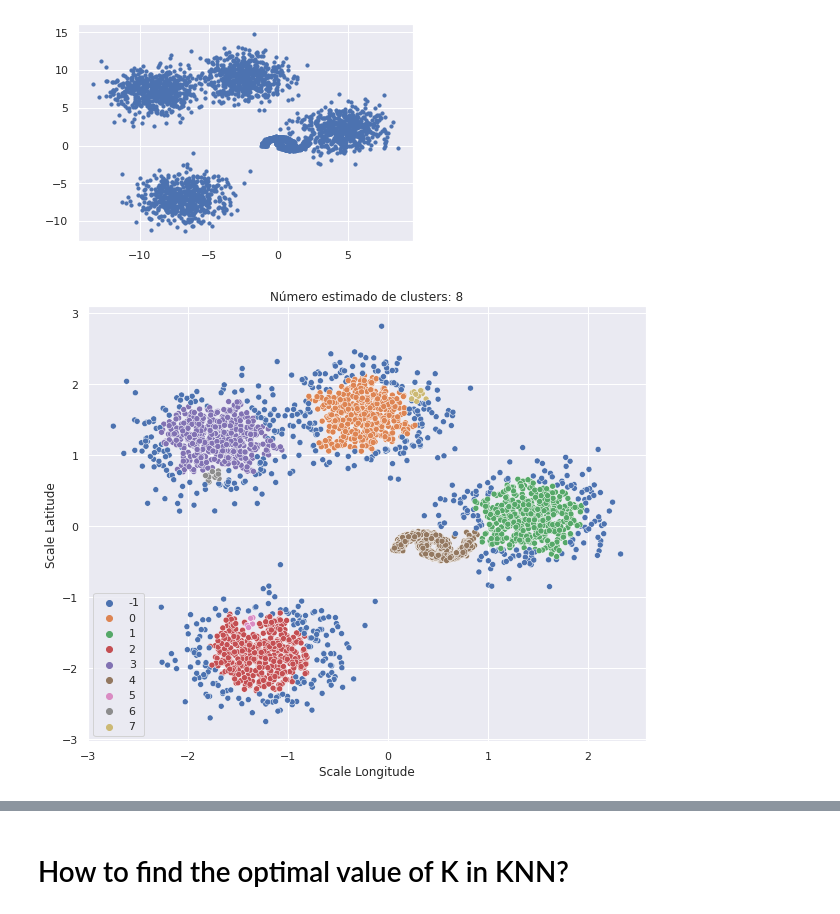
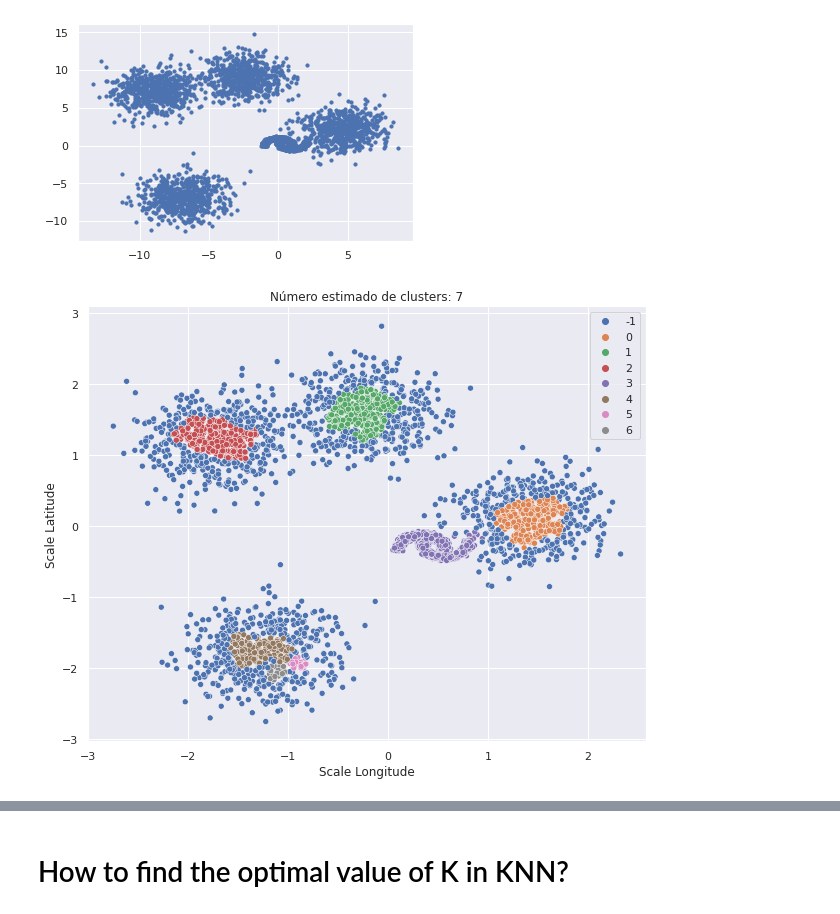
Before and after one commit to juanosalvador/Optimal-Value-for-epsilon-DBSCAN, a Jupyter notebook: Hiperparameter_Tunning_The_Optimal_Value_For_Epsilon_(EPS).ipynb, the cells around one changed output, grey strips where cells are left out. Saved outputs shown, nothing was run; the diff lists cells and outputs as text; code cells hidden in the pictures.

```diff
--- a/Hiperparameter_Tunning_The_Optimal_Value_For_Epsilon_(EPS).ipynb
+++ b/Hiperparameter_Tunning_The_Optimal_Value_For_Epsilon_(EPS).ipynb
@@ -57,22 +57,22 @@ X_scaled = StandardScaler().fit_transform(X)
 # %%
 """Datos Escalados"""
 # Entrada de datos
 eps = 0.09
-min_samples = 10
+min_samples = 20
 #
 db = DBSCAN(eps= eps, min_samples=min_samples).fit(X_scaled)
 labels = db.labels_
 
 ### Visualización
 fig = plt.figure(figsize=(10, 8))
 #sns.scatterplot(x = X_scaled[:,0], y = X_scaled[:,1], hue=["cluster-{}".format(x) for x in labels])
 sns.scatterplot(x = X_scaled[:,0], y = X_scaled[:,1], hue=labels,  palette='deep')
 plt.title('Número estimado de clusters: %d' % (len(np.unique(labels))-1))
 plt.xlabel('Scale Longitude')
 plt.ylabel('Scale Latitude')
 plt.show()
 # %% [output]
-[figure, old version]
+[figure, new version]
 # %%
 import numpy as np
 core_samples_mask = np.zeros_like(db.labels_, dtype=bool)
```
Also changed, not shown: parts of 17 cells of this notebook.
